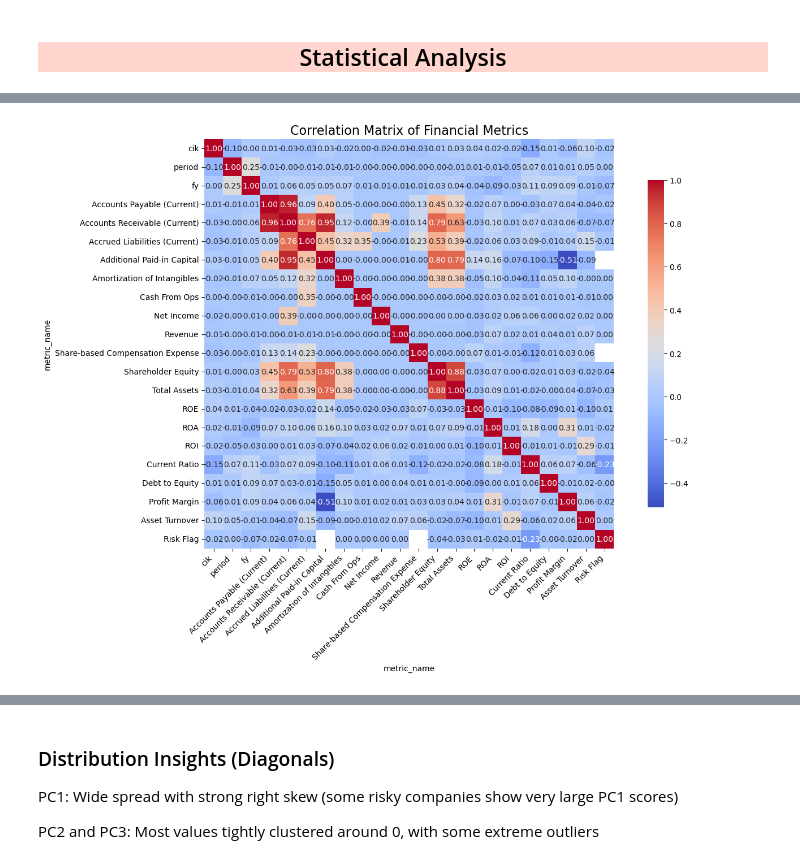
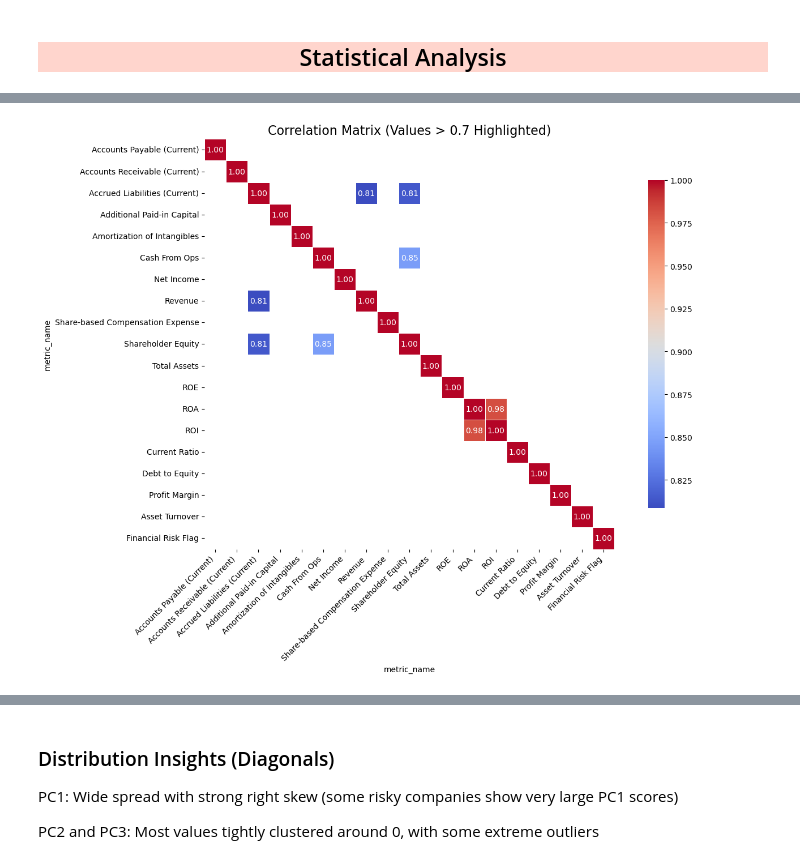
Before and after one commit to NataliaStekolnikova/credit-analysis-dashboard, a Jupyter notebook: notebooks/extracting-financial-10-k-reports-via-sec-edgar-db.ipynb, the cells around one changed output, grey strips where cells are left out. Cells and saved outputs as stored; diff of their text form; code cells hidden in the pictures.

```diff
--- a/notebooks/extracting-financial-10-k-reports-via-sec-edgar-db.ipynb
+++ b/notebooks/extracting-financial-10-k-reports-via-sec-edgar-db.ipynb
@@ -272,8 +241,8 @@ num.describe()
 | 50% | 2.022123e+07 | 0.000000e+00 | 0.000000e+00 | 4.181603e+06 | 0.000000e+00 | 1.000000e+00 | 0.000000e+00 | 0.000000e+00 | -3.000000e+00 |
 | 75% | 2.023123e+07 | 4.000000e+00 | 0.000000e+00 | 9.900000e+07 | 0.000000e+00 | 2.000000e+00 | 1.095891e-02 | 0.000000e+00 | -3.000000e+00 |
 | max | 2.923093e+07 | 1.280000e+02 | 6.500000e+01 | 4.244000e+17 | 2.121900e+04 | 9.000000e+00 | 4.986310e-01 | 1.500000e+01 | 3.276700e+04 |
-# %%
-num['value'] = num['value'].fillna(0) * 10**num['dcml'].fillna(0)
+# %%
+num['value'] = num['value'].apply(lambda x: round(x, 2) if pd.notnull(x) else x)
 # %%
 num.head(5)
 # %% [output]
@@ -972,22 +982,36 @@ edf.tail(7).transpose()
 # %%
 import matplotlib.pyplot as plt
 import seaborn as sns
 
-# Remove non-numeric columns before correlation
-numeric_edf = edf.select_dtypes(include=['number', 'category'])
+# Select the specified columns
+selected_columns = [
+    'Accounts Payable (Current)', 'Accounts Receivable (Current)', 'Accrued Liabilities (Current)',
+    'Additional Paid-in Capital', 'Amortization of Intangibles', 'Cash From Ops', 'Net Income', 'Revenue',
+    'Share-based Compensation Expense', 'Shareholder Equity', 'Total Assets', 'ROE', 'ROA', 'ROI',
+    'Current Ratio', 'Debt to Equity', 'Profit Margin', 'Asset Turnover', 'Financial Risk Flag'
+]
+
+# Filter the DataFrame to include only the selected columns
+filtered_edf = edf[selected_columns].dropna()
 
 # Calculate correlation matrix
-correlation_matrix = numeric_edf.corr()
+correlation_matrix = filtered_edf.corr()
 
-# Plot correlation heatmap
+# Apply a mask to highlight values greater than 0.8
+mask = correlation_matrix < 0.8
+
+# Plot correlation heatmap with grid
 plt.figure(figsize=(14, 10))
-sns.heatmap(correlation_matrix, annot=True, fmt=".2f", cmap="coolwarm", square=True, cbar_kws={"shrink": 0.8})
-plt.title("Correlation Matrix of Financial Metrics", fontsize=16)
+sns.heatmap(
+    correlation_matrix, mask=mask, annot=True, fmt=".2f", cmap="coolwarm",
+    square=True, cbar_kws={"shrink": 0.8}, linewidths=0.5
+)
+plt.title("Correlation Matrix (Values > 0.7 Highlighted)", fontsize=16)
 plt.xticks(rotation=45, ha='right')
 plt.tight_layout()
 plt.show()
 # %% [output]
-[figure, old version]
+[figure, new version]
 # %%
 from sklearn.decomposition import PCA
 from sklearn.preprocessing import StandardScaler
```
Also changed, not shown: parts of 65 cells of this notebook, 1 other file.
